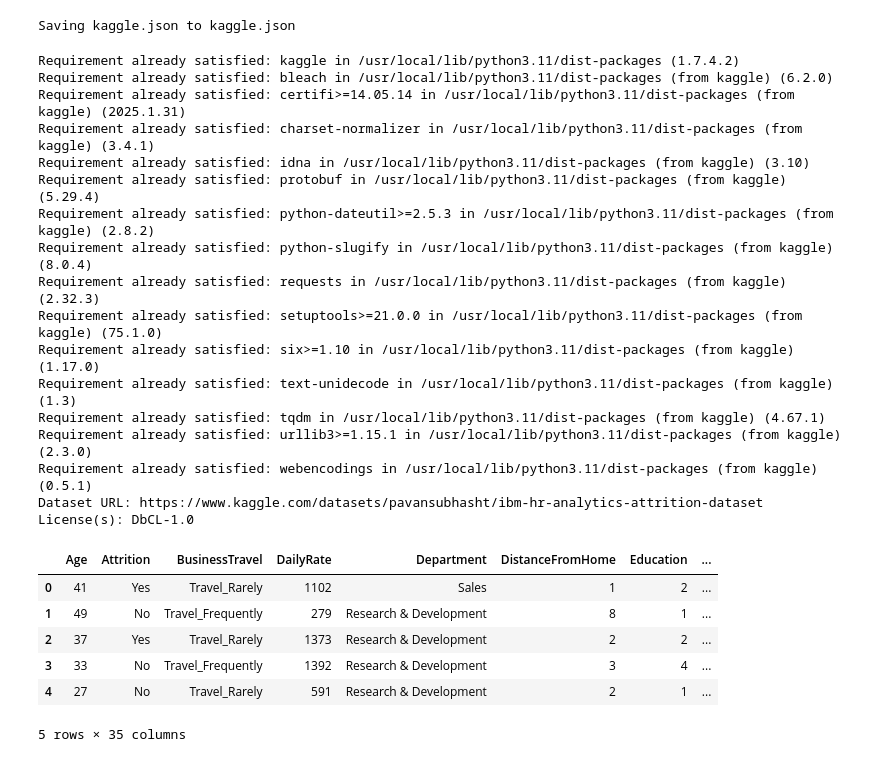
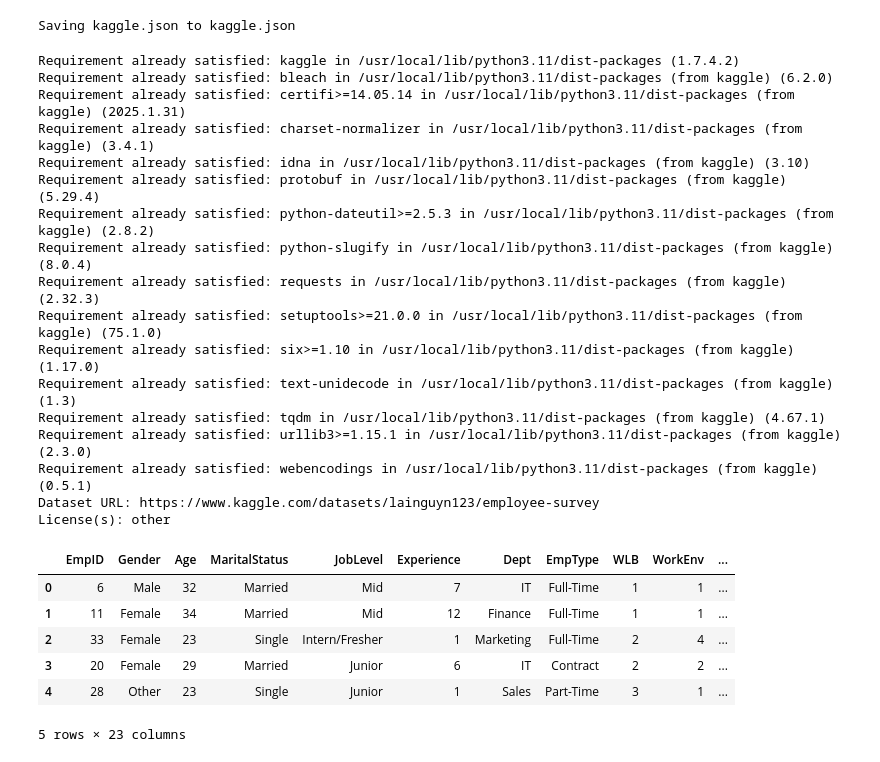
Before and after one commit to amdifar/DataMining-Course-2025, a Jupyter notebook: assignments/2/02_SatisfactionPrediction.ipynb, the cells around one changed output. Cells and saved outputs as stored; diff of their text form; code cells hidden in the pictures.

Commit message:
Change the assignment 2 data set

```diff
--- a/assignments/2/02_SatisfactionPrediction.ipynb
+++ b/assignments/2/02_SatisfactionPrediction.ipynb
@@ -36,14 +36,14 @@ import zipfile
 %pip install kaggle
 
 # Create a folder to store the dataset
-folder_name = 'hrdata'
+folder_name = 'EmployeeData'
 os.makedirs(folder_name, exist_ok=True)
 
 # Download dataset from Kaggle
-!kaggle datasets download -d pavansubhasht/ibm-hr-analytics-attrition-dataset -p {folder_name}
+!kaggle datasets download -d lainguyn123/employee-survey -p {folder_name}
 
 # Unzip the dataset into the folder
-zip_path = f"{folder_name}/ibm-hr-analytics-attrition-dataset.zip"
+zip_path = f"{folder_name}/employee-survey.zip"
 with zipfile.ZipFile(zip_path, 'r') as zip_ref:
     zip_ref.extractall(folder_name)
 # %% [output]
@@ -62,17 +62,17 @@ Requirement already satisfied: text-unidecode in /usr/local/lib/python3.11/dist-
 Requirement already satisfied: tqdm in /usr/local/lib/python3.11/dist-packages (from kaggle) (4.67.1)
 Requirement already satisfied: urllib3>=1.15.1 in /usr/local/lib/python3.11/dist-packages (from kaggle) (2.3.0)
 Requirement already satisfied: webencodings in /usr/local/lib/python3.11/dist-packages (from kaggle) (0.5.1)
-Dataset URL: https://www.kaggle.com/datasets/pavansubhasht/ibm-hr-analytics-attrition-dataset
-License(s): DbCL-1.0
+Dataset URL: https://www.kaggle.com/datasets/lainguyn123/employee-survey
+License(s): other
 # %%
 # Load and print head of the dataset
-df = pd.read_csv(f"./{folder_name}/WA_Fn-UseC_-HR-Employee-Attrition.csv")
+df = pd.read_csv(f"./{folder_name}/employee_survey.csv")
 df.head()
 # %% [output]
-|  | Age | Attrition | BusinessTravel | DailyRate | Department | DistanceFromHome | Education | ... |
-| 0 | 41 | Yes | Travel_Rarely | 1102 | Sales | 1 | 2 | ... |
-| 1 | 49 | No | Travel_Frequently | 279 | Research & Development | 8 | 1 | ... |
-| 2 | 37 | Yes | Travel_Rarely | 1373 | Research & Development | 2 | 2 | ... |
-| 3 | 33 | No | Travel_Frequently | 1392 | Research & Development | 3 | 4 | ... |
-| 4 | 27 | No | Travel_Rarely | 591 | Research & Development | 2 | 1 | ... |
+|  | EmpID | Gender | Age | MaritalStatus | JobLevel | Experience | Dept | EmpType | WLB | WorkEnv | ... |
+| 0 | 6 | Male | 32 | Married | Mid | 7 | IT | Full-Time | 1 | 1 | ... |
+| 1 | 11 | Female | 34 | Married | Mid | 12 | Finance | Full-Time | 1 | 1 | ... |
+| 2 | 33 | Female | 23 | Single | Intern/Fresher | 1 | Marketing | Full-Time | 2 | 4 | ... |
+| 3 | 20 | Female | 29 | Married | Junior | 6 | IT | Contract | 2 | 2 | ... |
+| 4 | 28 | Other | 23 | Single | Junior | 1 | Sales | Part-Time | 3 | 1 | ... |
-5 rows × 35 columns
+5 rows × 23 columns
```
Also changed, not shown: parts of 9 cells of this notebook.
